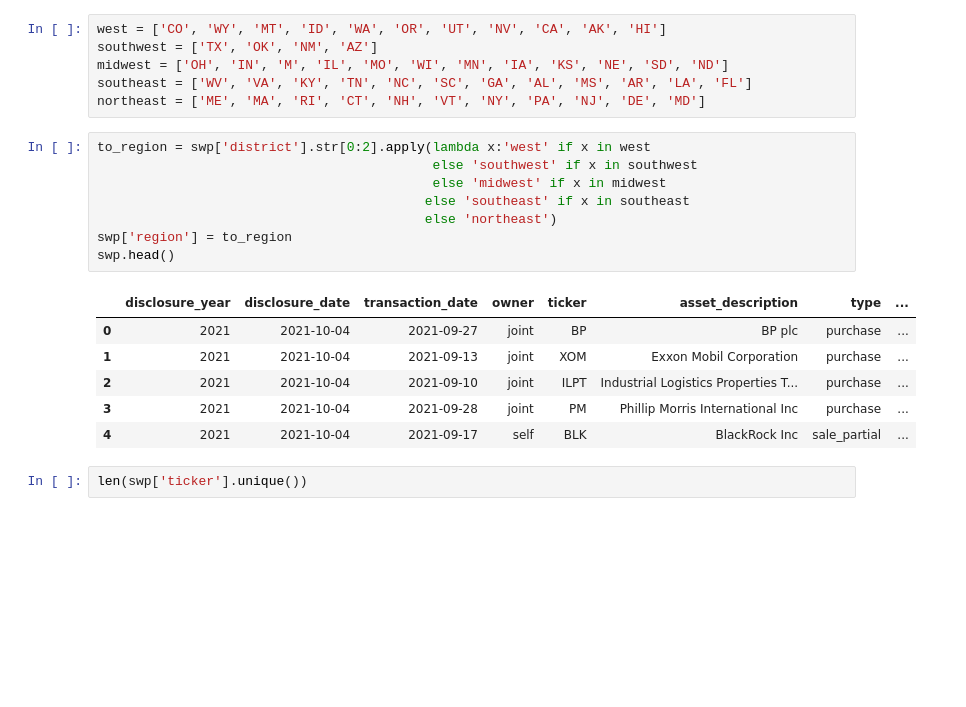
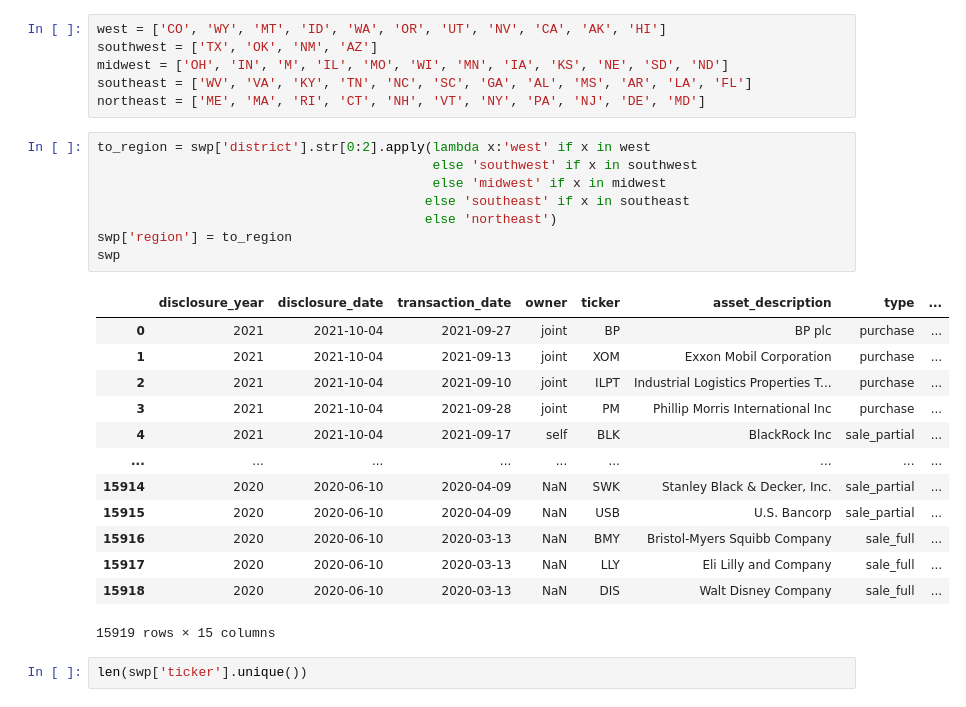
Before and after one commit to ChristineXu0924/dsc80_pj5, a Jupyter notebook: stocks.ipynb, the cells around one changed output. Saved outputs shown, nothing was run; the diff lists cells and outputs as text; blank space fills up the shorter version.

```diff
--- a/stocks.ipynb
+++ b/stocks.ipynb
@@ -111,18 +122,25 @@ northeast = ['ME', 'MA', 'RI', 'CT', 'NH', 'VT', 'NY', 'PA', 'NJ', 'DE', 'MD']
 # %%
 to_region = swp['district'].str[0:2].apply(lambda x:'west' if x in west
                                            else 'southwest' if x in southwest
                                            else 'midwest' if x in midwest
                                           else 'southeast' if x in southeast
                                           else 'northeast')
 swp['region'] = to_region
-swp.head()
+swp
 # %% [output]
 |  | disclosure_year | disclosure_date | transaction_date | owner | ticker | asset_description | type | ... |
 | 0 | 2021 | 2021-10-04 | 2021-09-27 | joint | BP | BP plc | purchase | ... |
 | 1 | 2021 | 2021-10-04 | 2021-09-13 | joint | XOM | Exxon Mobil Corporation | purchase | ... |
 | 2 | 2021 | 2021-10-04 | 2021-09-10 | joint | ILPT | Industrial Logistics Properties T... | purchase | ... |
 | 3 | 2021 | 2021-10-04 | 2021-09-28 | joint | PM | Phillip Morris International Inc | purchase | ... |
 | 4 | 2021 | 2021-10-04 | 2021-09-17 | self | BLK | BlackRock Inc | sale_partial | ... |
+| ... | ... | ... | ... | ... | ... | ... | ... | ... |
+| 15914 | 2020 | 2020-06-10 | 2020-04-09 | NaN | SWK | Stanley Black & Decker, Inc. | sale_partial | ... |
+| 15915 | 2020 | 2020-06-10 | 2020-04-09 | NaN | USB | U.S. Bancorp | sale_partial | ... |
+| 15916 | 2020 | 2020-06-10 | 2020-03-13 | NaN | BMY | Bristol-Myers Squibb Company | sale_full | ... |
+| 15917 | 2020 | 2020-06-10 | 2020-03-13 | NaN | LLY | Eli Lilly and Company | sale_full | ... |
+| 15918 | 2020 | 2020-06-10 | 2020-03-13 | NaN | DIS | Walt Disney Company | sale_full | ... |
+15919 rows × 15 columns
 # %%
 len(swp['ticker'].unique())
 # %% [output]
```
Also changed, not shown: parts of 20 cells of this notebook.
